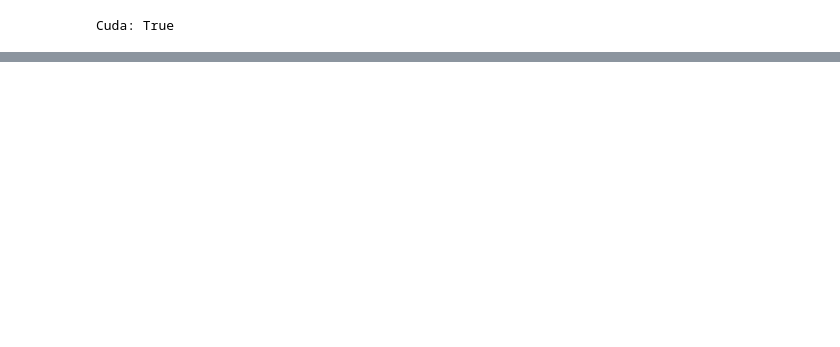
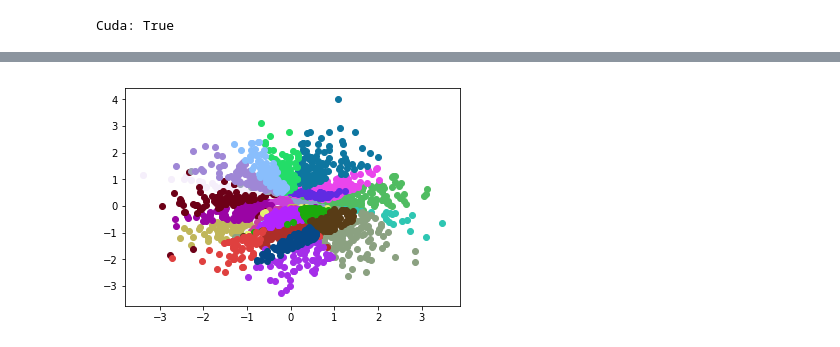
Before and after one commit to narenmanoj/summer-2018-sandbox, a Jupyter notebook: experiments/synthetic/2d_grid.ipynb, the cells around one changed output, grey strips where cells are left out. Cells and saved outputs as stored; diff of their text form; code cells hidden in the pictures; blank space fills up the shorter version.

```diff
--- a/experiments/synthetic/2d_grid.ipynb
+++ b/experiments/synthetic/2d_grid.ipynb
@@ -250,0 +267,32 @@ Grid length = 5
+# %%
+# visualizing latent space. here we require latent_dim = 2
+def point_to_index(point):
+    closest = classification_function(point)
+    i = int(closest[0]) / 2 + grid_length // 2
+    j = int(closest[1]) / 2 + grid_length // 2
+    return int(5 * i + j)
+
+counts = []
+latent_vecs = []
+colors = []
+for i in range(grid_length * grid_length):
+    counts.append(0)
+    colors.append((np.random.uniform(), np.random.uniform(), np.random.uniform()))
+    latent_vecs.append([])
+
+num_samples_to_test = 2000
+z = Variable(Tensor(np.random.normal(0, 1, (num_samples_to_test, latent_dim))))
+np_samples = loaded_gen(z).cpu().detach().numpy()
+np_latent_vec = z.cpu().numpy()
+
+for i in range(num_samples_to_test):
+    index = point_to_index(np_samples[i])
+    current_z = np_latent_vec[i]
+    counts[index] += 1
+    latent_vecs[index].append(current_z)
+
+plt.clf()
+for i in range(grid_length * grid_length):
+    plt.scatter(*zip(*latent_vecs[i]), color=colors[i])
+# %% [output]
+[figure, added]
```
Also changed, not shown: parts of 7 cells of this notebook.
